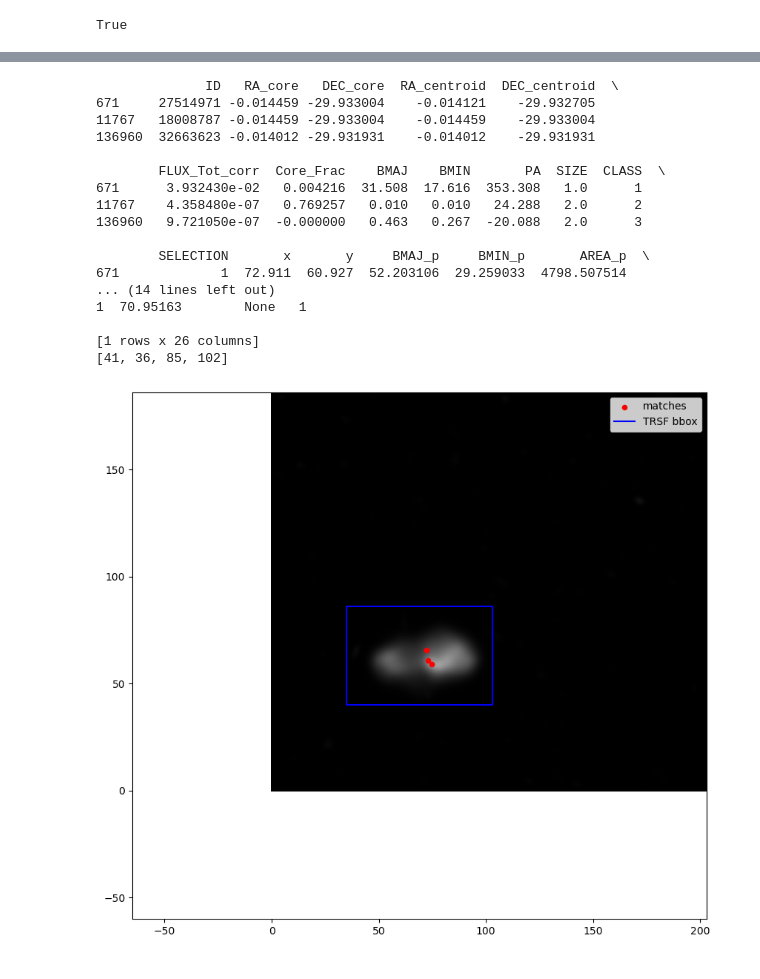
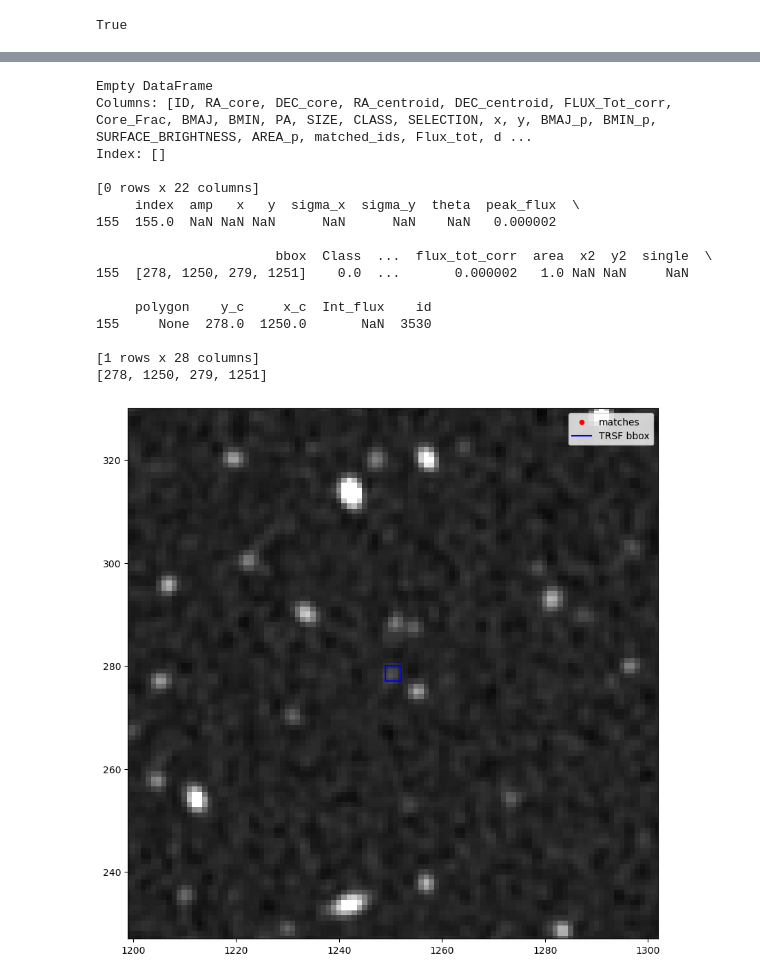
Before and after one commit to RhysAlfShaw/TRSF-dev, a Jupyter notebook: source_recovery_SKADC1Training.ipynb, the cells around one changed output, grey strips where cells are left out. Drawn from its saved outputs; the diff is of its cells as text; code cells hidden in the pictures.

```diff
--- a/source_recovery_SKADC1Training.ipynb
+++ b/source_recovery_SKADC1Training.ipynb
@@ -24,7 +23,7 @@ from TRSF import trsf
 import numpy as np
 import matplotlib.pyplot as plt
 
-SKA_DC1_TRSF = trsf(PATH_SKADC1_TRAINING)
+SKA_DC1_TRSF = trsf(PATH_SKADC1_TRAINING,gaussian_fitting=True)
 # %% [output]
 ###########################
  _____   ___    ___    ___
@@ -290,8 +316,9 @@ from tqdm import tqdm
 
 matched_catalogue = training_catalogue.copy()
 matched_catalogue['matched_ids'] = np.nan
+matched_catalogue['Flux_tot'] = np.nan
 matched_catalogue['dist'] = np.nan
-radius = 5
+radius = 10
 
 # matching of sources.
 for i in tqdm(range(0,len(catalogue)),total=len(catalogue),desc='Matching sources'):
@@ -300,10 +327,10 @@ for i in tqdm(range(0,len(catalogue)),total=len(catalogue),desc='Matching source
 
     matched_catalogue_cropped = matched_catalogue.copy()
     matched_catalogue_cropped = matched_catalogue_cropped[
-        (matched_catalogue_cropped.x > row.x_c - 25) &
-        (matched_catalogue_cropped.x < row.x_c + 25) &
-        (matched_catalogue_cropped.y > row.y_c - 25) &
-        (matched_catalogue_cropped.y < row.y_c + 25)]
+        (matched_catalogue_cropped.x > row.x_c - 10) &
+        (matched_catalogue_cropped.x < row.x_c + 10) &
+        (matched_catalogue_cropped.y > row.y_c - 10) &
+        (matched_catalogue_cropped.y < row.y_c + 10)]
 
     for i in range(len(matched_catalogue_cropped)):
         x = matched_catalogue_cropped.iloc[i].x
@@ -312,10 +339,16 @@ for i in tqdm(range(0,len(catalogue)),total=len(catalogue),desc='Matching source
         #s = row.area
         #dist_s = abs(s - matched_catalogue_cropped.iloc[i].AREA_p)/matched_catalogue_cropped.iloc[i].AREA_p
         dist = np.sqrt((row.x_c-x)**2 + (row.y_c-y)**2)
+        #print(row)
+        #print(matched_catalogue_cropped.iloc[i])
+        #flux_dist = abs(row.flux_tot - matched_catalogue_cropped.iloc[i].FLUX_Tot_corr)/matched_catalogue_cropped.iloc[i].FLUX_Tot_corr
+       # print(flux_dist)
+        if dist < radius:
+            #if flux_dist < 5:
+            #if dist_s < 0.5:
 
-        if dist < radius:
-            #if dist_s < 0.5:
+            #print('Matched source ')
             matched_catalogue_cropped.iloc[i,matched_catalogue_cropped.columns.get_loc('matched_ids')] = tag
             matched_catalogue_cropped.iloc[i,matched_catalogue_cropped.columns.get_loc('dist')] = dist
-
+            matched_catalogue_cropped.iloc[i,matched_catalogue_cropped.columns.get_loc('Flux_tot')] = row.Int_flux
             matched_catalogue.update(matched_catalogue_cropped,overwrite=False) # prevent double matching assignements. keep the first one.
@@ -364,44 +496,43 @@ AttributeError: 'DataFrame' object has no attribute 'id'
 #if 0 not in matched_catalogue.matched_ids.values:
 #    print('0 not in matched ids')
 # %%
-tag = 1
+tag = 3530
 single_match = matched_catalogue[matched_catalogue['matched_ids']==tag]
 print(single_match)
 plt.figure(figsize=(10,10))
-plt.imshow(SKA_DC1_TRSF.full_img, cmap='gray',vmax=0.001,origin='lower')
+plt.imshow(SKA_DC1_TRSF.full_img, cmap='gray',vmax=0.00001,origin='lower')
 plt.scatter(single_match.x, single_match.y, c='r', s=20,label='matches')
 bbox = catalogue[catalogue['id']==tag].bbox.values[0]
 print(catalogue[catalogue['id']==tag])
 print(bbox)
 #if bbox != None:
 xmin = bbox[0] - 1
 xmax = bbox[2] + 1
 ymin = bbox[1] - 1
 ymax = bbox[3] + 1
 plt.plot([ymin,ymin,ymax,ymax,ymin],[xmin,xmax,xmax,xmin,xmin],color='b',label='TRSF bbox')
-plt.xlim(ymin-100, ymax+100)
-plt.ylim(xmin-100, xmax+100)
+plt.xlim(ymin-50, ymax+50)
+plt.ylim(xmin-50, xmax+50)
 plt.legend()
 plt.show()
 # %% [output]
-              ID   RA_core   DEC_core  RA_centroid  DEC_centroid  \
-671     27514971 -0.014459 -29.933004    -0.014121    -29.932705
-11767   18008787 -0.014459 -29.933004    -0.014459    -29.933004
-136960  32663623 -0.014012 -29.931931    -0.014012    -29.931931
+Empty DataFrame
+Columns: [ID, RA_core, DEC_core, RA_centroid, DEC_centroid, FLUX_Tot_corr, Core_Frac, BMAJ, BMIN, PA, SIZE, CLASS, SELECTION, x, y, BMAJ_p, BMIN_p, SURFACE_BRIGHTNESS, AREA_p, matched_ids, Flux_tot, d ...
+Index: []
 
-        FLUX_Tot_corr  Core_Frac    BMAJ    BMIN       PA  SIZE  CLASS  \
-671      3.932430e-02   0.004216  31.508  17.616  353.308   1.0      1
-11767    4.358480e-07   0.769257   0.010   0.010   24.288   2.0      2
-136960   9.721050e-07  -0.000000   0.463   0.267  -20.088   2.0      3
+[0 rows x 22 columns]
+     index  amp   x   y  sigma_x  sigma_y  theta  peak_flux  \
+155  155.0  NaN NaN NaN      NaN      NaN    NaN   0.000002
 
-        SELECTION       x       y     BMAJ_p     BMIN_p       AREA_p  \
-671             1  72.911  60.927  52.203106  29.259033  4798.507514
-... (14 lines left out)
-1  70.95163        None   1
+                       bbox  Class  ...  flux_tot_corr  area  x2  y2  single  \
+155  [278, 1250, 279, 1251]    0.0  ...       0.000002   1.0 NaN NaN     NaN
 
-[1 rows x 26 columns]
-[41, 36, 85, 102]
+     polygon    y_c     x_c  Int_flux    id
+155     None  278.0  1250.0       NaN  3530
+
+[1 rows x 28 columns]
+[278, 1250, 279, 1251]
-[figure, old version]
+[figure, new version]
 # %%
 # calculate the number of matched sources in flux bins.
 # flux Int tot | matched num | True num | matched num / True num
```
Also changed, not shown: parts of 21 cells of this notebook, 5 other files.
